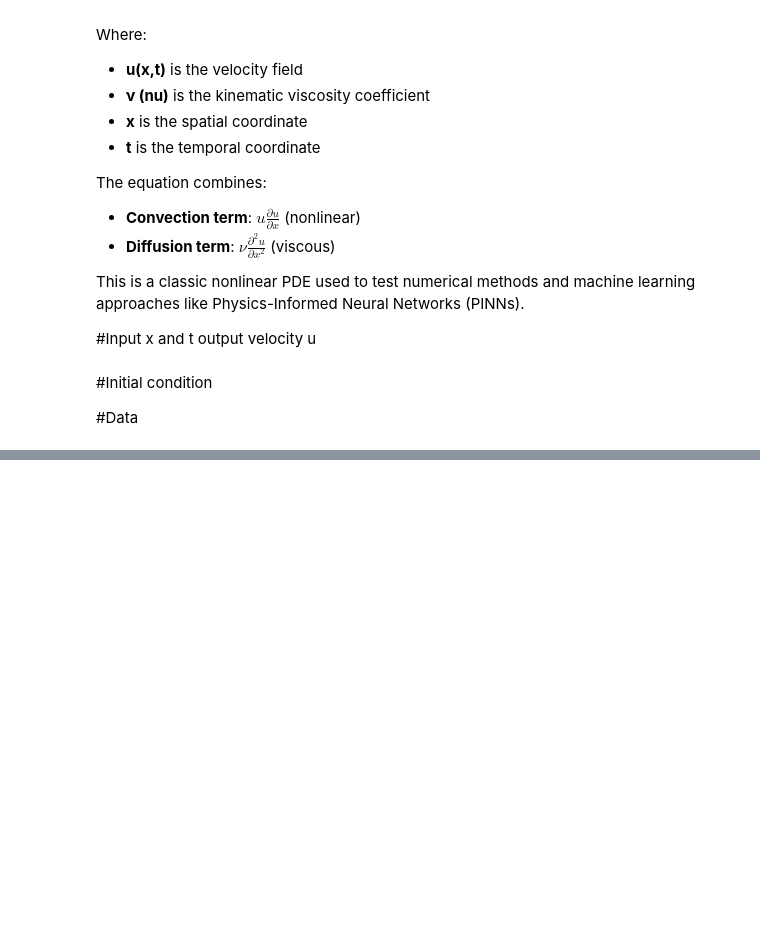
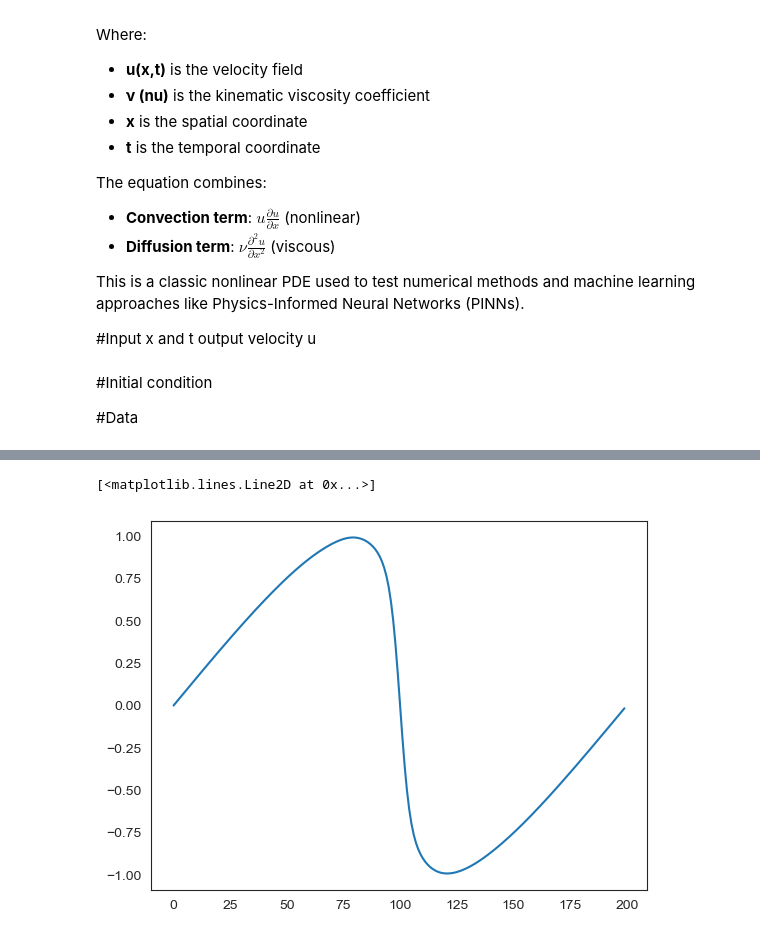
Before and after one commit to marufmullah50/PINNS-and-Inverse-PINNS, a Jupyter notebook: Pytorch_PINNs/burgers_1d_PINNs.ipynb, the cells around one changed output, grey strips where cells are left out. Drawn from its saved outputs; the diff is of its cells as text; code cells hidden in the pictures; blank space fills up the shorter version.

```diff
--- a/Pytorch_PINNs/burgers_1d_PINNs.ipynb
+++ b/Pytorch_PINNs/burgers_1d_PINNs.ipynb
@@ -62,0 +266,5 @@ class Net:
+# %%
+plt.plot(y_pred[:,30])
+# %% [output]
+[<matplotlib.lines.Line2D at 0x...>]
+[figure, added]
```
Also changed, not shown: parts of 15 cells of this notebook.
